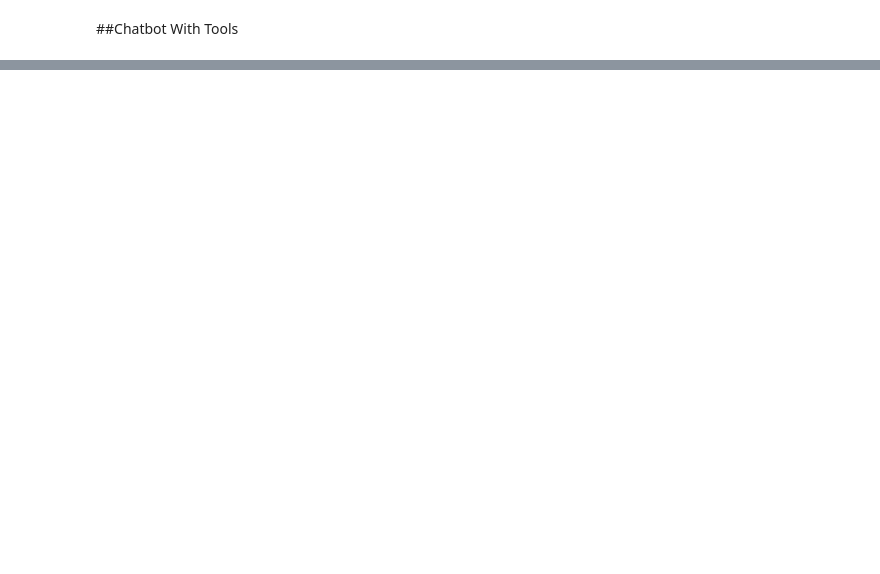
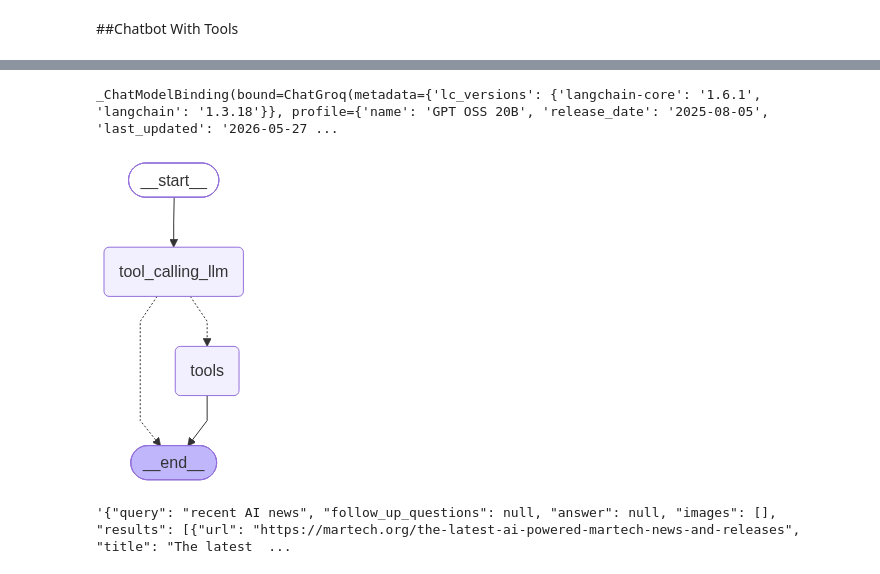
Before and after one commit to zeeshan-ahmed-ai-tech/LangGraph, a Jupyter notebook: BasicChatbot/basic-chatbot.ipynb, the cells around one changed output, grey strips where cells are left out. Saved outputs shown, nothing was run; the diff lists cells and outputs as text; code cells hidden in the pictures; blank space fills up the shorter version.

```diff
--- a/BasicChatbot/basic-chatbot.ipynb
+++ b/BasicChatbot/basic-chatbot.ipynb
@@ -130,0 +131,52 @@ tool.invoke("What is LangGraph?")
+# %%
+def multiply(a:int,b:int)->int:
+    """Multiply a and b
+
+    Args:
+        a (int): first int
+        b (int): second int
+
+    Returns:
+        int: output int
+    """
+    return a*b
+# %%
+tools=[tool,multiply]
+# %%
+llm_with_tool=llm.bind_tools(tools)
+# %%
+llm_with_tool
+# %% [output]
+_ChatModelBinding(bound=ChatGroq(metadata={'lc_versions': {'langchain-core': '1.6.1', 'langchain': '1.3.18'}}, profile={'name': 'GPT OSS 20B', 'release_date': '2025-08-05', 'last_updated': '2026-05-27 ...
+# %%
+## Stategraph
+from langgraph.graph import StateGraph,START,END
+from langgraph.prebuilt import ToolNode
+from langgraph.prebuilt import tools_condition
+
+## Node definition
+def tool_calling_llm(state:State):
+    return {"messages":[llm_with_tool.invoke(state["messages"])]}
+
+## Grpah
+builder=StateGraph(State)
+builder.add_node("tool_calling_llm",tool_calling_llm)
+builder.add_node("tools",ToolNode(tools))
+
+## Add Edges
+builder.add_edge(START, "tool_calling_llm")
+builder.add_conditional_edges(
+    "tool_calling_llm",
+    # If the latest message (result) from assistant is a tool call -> tools_condition routes to tools
+    # If the latest message (result) from assistant is a not a tool call -> tools_condition routes to END
+    tools_condition
+)
+builder.add_edge("tools",END)
+
+## compile the graph
+graph=builder.compile()
+
+from IPython.display import Image, display
+display(Image(graph.get_graph().draw_mermaid_png()))
+# %% [output]
+[figure, added]
@@ -130,0 +185,4 @@ tool.invoke("What is LangGraph?")
+# %%
+response['messages'][-1].content
+# %% [output]
+'{"query": "recent AI news", "follow_up_questions": null, "answer": null, "images": [], "results": [{"url": "https://martech.org/the-latest-ai-powered-martech-news-and-releases", "title": "The latest  ...
```
Also changed, not shown: parts of 10 cells of this notebook.
